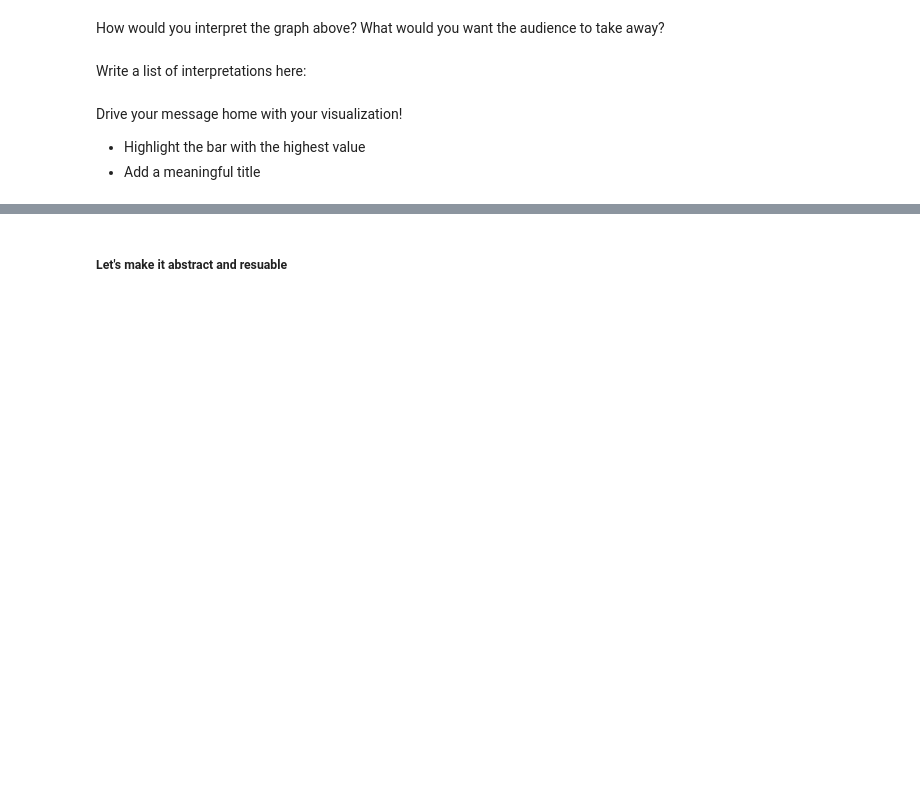
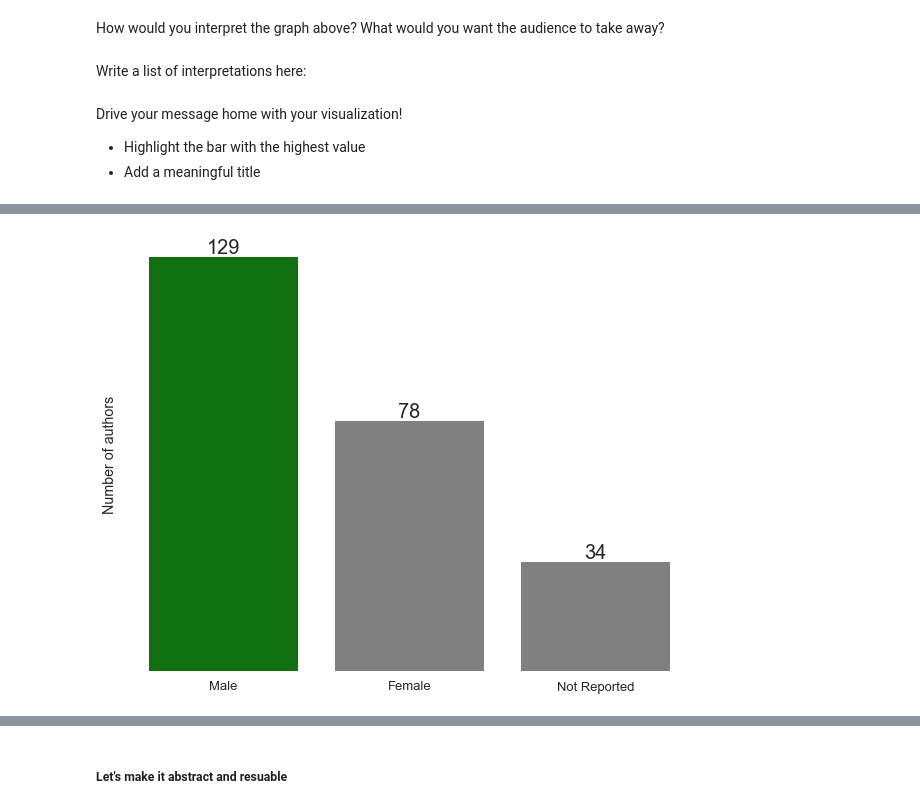
Before and after one commit to emw1687/plt_to_d3, a Jupyter notebook: notebooks/plt_functions.ipynb, the cells around one changed output, grey strips where cells are left out. Cells and saved outputs as stored; diff of their text form; code cells hidden in the pictures; blank space fills up the shorter version.

```diff
--- a/notebooks/plt_functions.ipynb
+++ b/notebooks/plt_functions.ipynb
@@ -309,11 +479,13 @@ list(zip(data, colors))
 # %%
 # create the plot
-fig, ax = v.create_empty_fig()
+fig, ax = create_empty_fig()
 sns.barplot(x=data.index, y=data.values, palette=colors, ax=ax)
 
-ax = v.set_axes_labels(ax, ylabel='Number of authors')
-ax = v.format_xticks(authors_by_gender, ax)
-ax = v.add_bar_labels(authors_by_gender, ax)
+ax = set_axes_labels(ax, ylabel='Number of authors')
+ax = format_xticks(authors_by_gender, ax)
+ax = add_bar_labels(authors_by_gender, ax)
+# %% [output]
+[figure, added]
 # %%
 # add a meaningful title
 ax.set_title('More than half of the authors on the NYT Best Sellers list are male.', loc='left')
```
Also changed, not shown: parts of 34 cells of this notebook.
